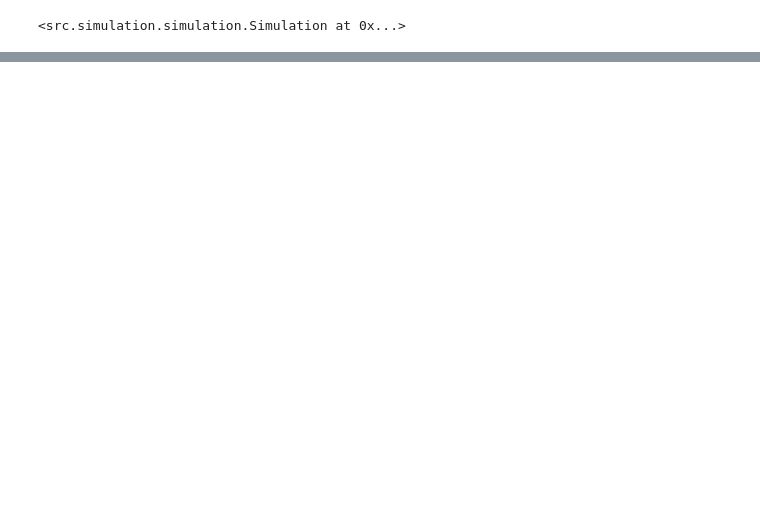
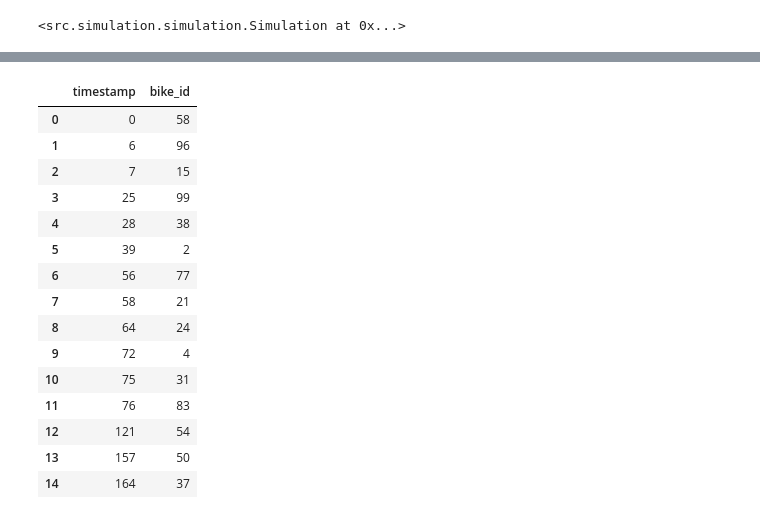
Before and after one commit to WojtekHe/bikes_simulation, a Jupyter notebook: simulation_inferring.ipynb, the cells around one changed output, grey strips where cells are left out. Saved outputs shown, nothing was run; the diff lists cells and outputs as text; code cells hidden in the pictures; blank space fills up the shorter version.

```diff
--- a/simulation_inferring.ipynb
+++ b/simulation_inferring.ipynb
@@ -3,7 +6,7 @@ from src.model.city import City
 from src.simulation.simulation import Simulation, time_of_number_of_days
 from src.data_processing import bikes_scoring, station_changes, processing_constants
 # %%
-city = City.from_numbers(600, 100).assign_bikes_randomly()
+city = City.from_numbers(100, 10).assign_bikes_randomly()
 time = time_of_number_of_days(7)
 simulaiton = Simulation()
 
@@ -75,0 +37,3 @@ bike_43 = aggregates.loc[43]
+# %%
+def map_timestamp(time: int, aggregate_hours: int) -> int:
+    return int(time/aggregate_hours)
@@ -87,0 +93,22 @@ sns.lineplot(data=aggregates.loc[0].rolling(6).mean())
+# %%
+translated_broken_bikes = broken_bikes.copy()
+translated_broken_bikes.timestamp = \
+    translated_broken_bikes.timestamp.apply(lambda x: map_timestamp(x, aggregate_time))
+translated_broken_bikes
+# %% [output]
+|  | timestamp | bike_id |
+| 0 | 0 | 58 |
+| 1 | 6 | 96 |
+| 2 | 7 | 15 |
+| 3 | 25 | 99 |
+| 4 | 28 | 38 |
+| 5 | 39 | 2 |
+| 6 | 56 | 77 |
+| 7 | 58 | 21 |
+| 8 | 64 | 24 |
+| 9 | 72 | 4 |
+| 10 | 75 | 31 |
+| 11 | 76 | 83 |
+| 12 | 121 | 54 |
+| 13 | 157 | 50 |
+| 14 | 164 | 37 |
```
Also changed, not shown: parts of 18 cells of this notebook.
